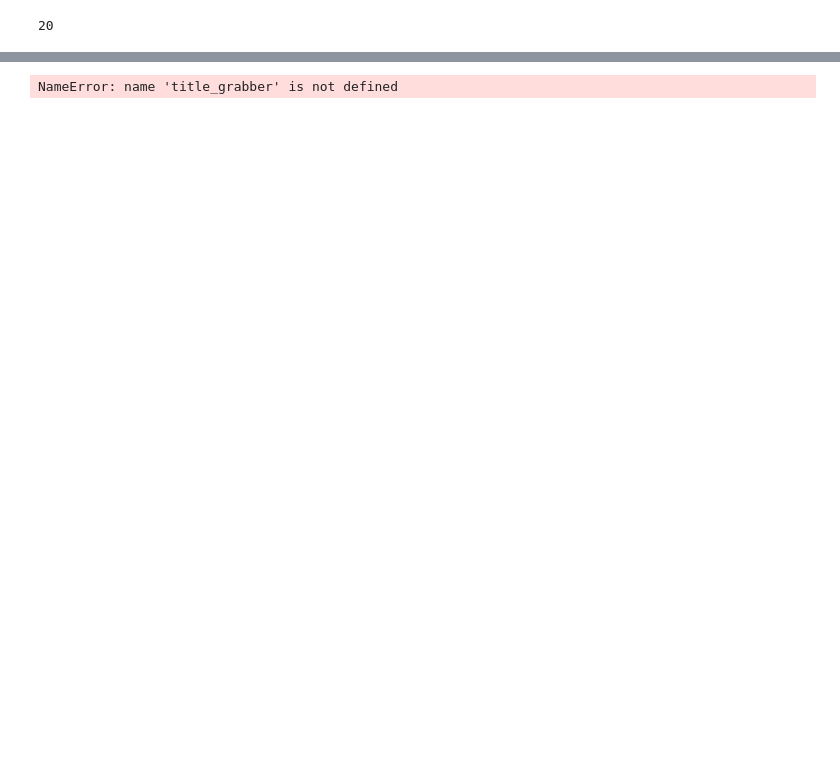
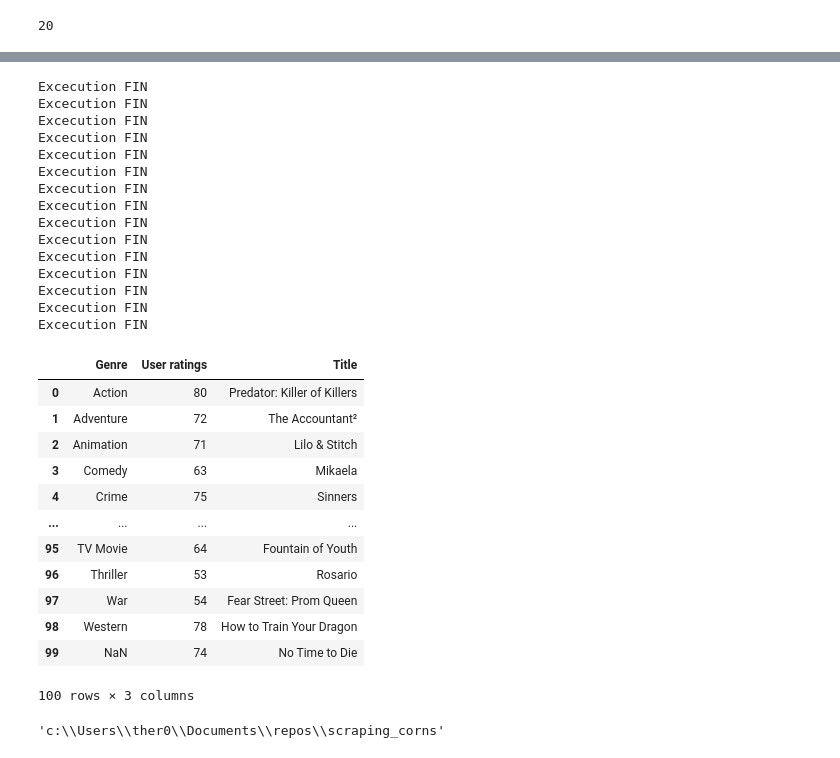
Before and after one commit to r-o-bo/scraping_corns, a Jupyter notebook: PopcornPicker.ipynb, the cells around one changed output, grey strips where cells are left out. Saved outputs shown, nothing was run; the diff lists cells and outputs as text; code cells hidden in the pictures; blank space fills up the shorter version.

```diff
--- a/PopcornPicker.ipynb
+++ b/PopcornPicker.ipynb
@@ -427,21 +424,55 @@ bamboo()
 # %%
-# it ends here
+# exporting to csv
 def absolute_cinema():
     all_titles = []
     all_genres = []
     all_ratings = []
 
     for page in range(1, 6):
         myurl = f"https://www.themoviedb.org/movie?page={page}"
         titles = title_grabber(vaccum(myurl))
         genres = genre_grabber(vaccum(myurl))
         ratings = rating_grabber(vaccum(myurl))
         all_titles.extend(titles)
         all_genres.extend(genres)
         all_ratings.extend(ratings)
-    return all_titles, all_genres, all_ratings
+    book = { "Genre" : all_genres ,"User ratings" : all_ratings, "Title" : all_titles}
+    df = pd.DataFrame(data=book)
+    return df
+
 
 
 absolute_cinema()
 # %% [output]
-NameError: name 'title_grabber' is not defined
+Excecution FIN
+Excecution FIN
+Excecution FIN
+Excecution FIN
+Excecution FIN
+Excecution FIN
+Excecution FIN
+Excecution FIN
+Excecution FIN
+Excecution FIN
+Excecution FIN
+Excecution FIN
+Excecution FIN
+Excecution FIN
+Excecution FIN
+|  | Genre | User ratings | Title |
+| 0 | Action | 80 | Predator: Killer of Killers |
+| 1 | Adventure | 72 | The Accountant² |
+| 2 | Animation | 71 | Lilo & Stitch |
+| 3 | Comedy | 63 | Mikaela |
+| 4 | Crime | 75 | Sinners |
+| ... | ... | ... | ... |
+| 95 | TV Movie | 64 | Fountain of Youth |
+| 96 | Thriller | 53 | Rosario |
+| 97 | War | 54 | Fear Street: Prom Queen |
+| 98 | Western | 78 | How to Train Your Dragon |
+| 99 | NaN | 74 | No Time to Die |
+100 rows × 3 columns
+# %%
+pwd
+# %% [output]
+'c:\\Users\\ther0\\Documents\\repos\\scraping_corns'
```
Also changed, not shown: parts of 11 cells of this notebook.
